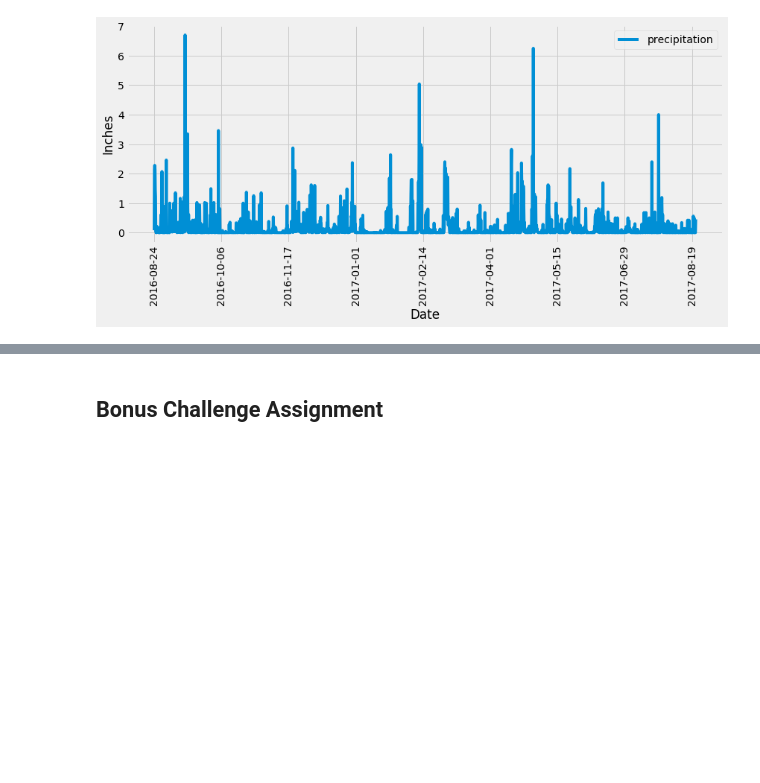
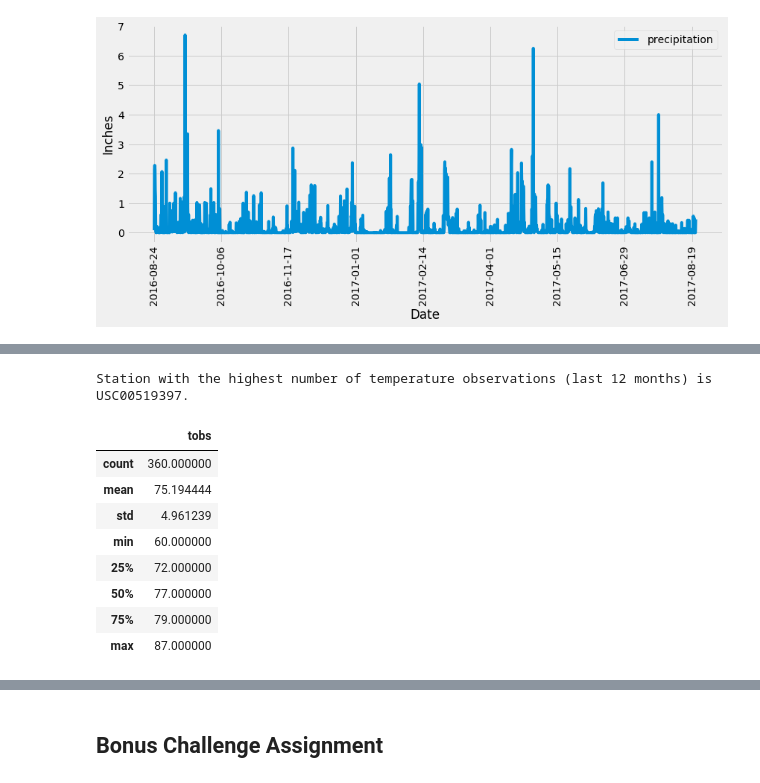
Before and after one commit to gpivaro/sqlalchemy-challenge, a Jupyter notebook: climate.ipynb, the cells around one changed output, grey strips where cells are left out. Saved outputs shown, nothing was run; the diff lists cells and outputs as text; code cells hidden in the pictures; blank space fills up the shorter version.

```diff
--- a/climate.ipynb
+++ b/climate.ipynb
@@ -142,3 +186,29 @@ plt.savefig('precipitation.png')
 # %%
-# Choose the station with the highest number of temperature observations.
-# Query the last 12 months of temperature observation data for this station and plot the results as a histogram
+# station with the highest number of temperature observations (last 12 months)
+most_tobs_station = most_tobs_stations[0][0]
+print(f"Station with the highest number of temperature observations (last 12 months) is {most_tobs_station}.")
+# %% [output]
+Station with the highest number of temperature observations (last 12 months) is USC00519397.
+# %%
+# Query the last 12 months of temperature observation data for this station
+tobs_12_months = session.query(Measurement.date, Measurement.tobs).filter(
+                                    Measurement.date > query_date).filter(
+                                    Measurement.station == most_tobs_station).statement
+
+# Use Pandas read_sql_query to load a query statement directly into the DataFrame
+temperature_observation = pd.read_sql_query(tobs_12_months, session.bind).set_index('date', drop=True)
+
+# Drop the NAN values
+temperature_observation_clean = temperature_observation.loc[temperature_observation['tobs'].isnull()==False]
+
+temperature_observation_clean.describe()
+# %% [output]
+|  | tobs |
+| count | 360.000000 |
+| mean | 75.194444 |
+| std | 4.961239 |
+| min | 60.000000 |
+| 25% | 72.000000 |
+| 50% | 77.000000 |
+| 75% | 79.000000 |
+| max | 87.000000 |
```
Also changed, not shown: parts of 15 cells of this notebook, 1 other file.
